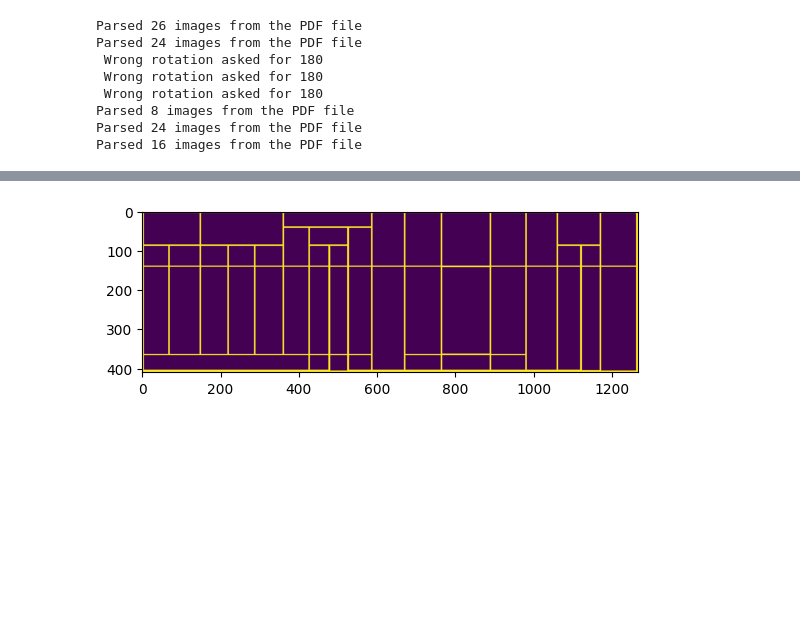
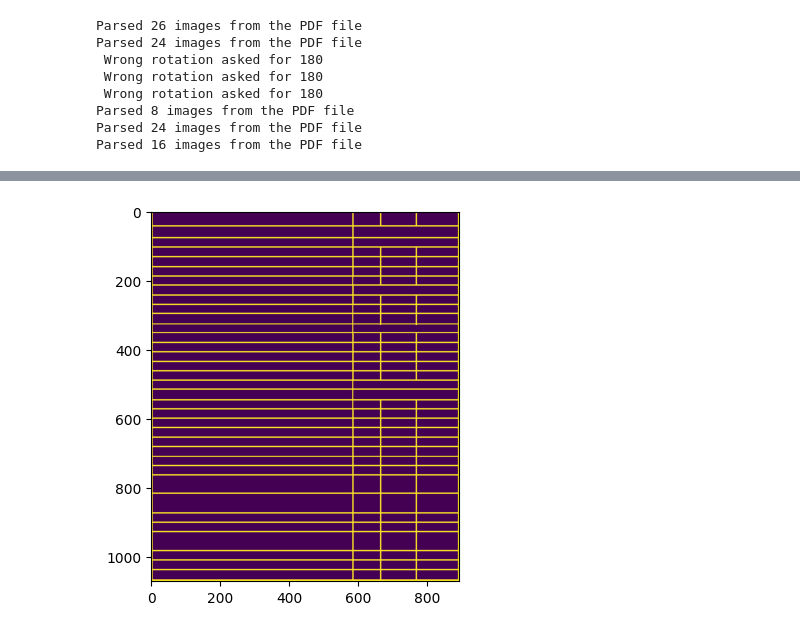
Before and after one commit to AIDZLegaldatabase/ocr-recognition, a Jupyter notebook: test_cell.ipynb, the cells around one changed output, grey strips where cells are left out. Cells and saved outputs as stored; diff of their text form; code cells hidden in the pictures; blank space fills up the shorter version.

```diff
--- a/test_cell.ipynb
+++ b/test_cell.ipynb
@@ -26,7 +26,7 @@ Parsed 24 images from the PDF file
 Parsed 16 images from the PDF file
 # %%
 
-page_image_rgb = np.array(pages_collections["F2024080"][11])
+page_image_rgb = np.array(pages_collections["F2025009"][13])
 
 plt.imshow(page_image_rgb)
 plt.show()
@@ -58,20 +58,42 @@ plt.show()
 # %%
 from table_detection.table_detection import detect_table_from_image_data, core_line_detection, display_lines
+def preprocess_for_lines(img):
+    # Convert to grayscale if not already
+    gray = cv2.cvtColor(img, cv2.COLOR_BGR2GRAY)
 
+    # Invert the image if text is black on white (OpenCV likes white objects)
+    # We want the lines and text to be white (255)
+    thresh = cv2.threshold(gray, 0, 255, cv2.THRESH_BINARY_INV + cv2.THRESH_OTSU)[1]
+
+    # Define a kernel for horizontal lines
+    # Adjust '40' based on your image resolution; it should be longer than any single character
+    h_kernel = cv2.getStructuringElement(cv2.MORPH_RECT, (15, 1))
+
+    # Remove everything that isn't at least 40 pixels wide
+    h_cleaned = cv2.morphologyEx(thresh, cv2.MORPH_OPEN, h_kernel)
+
+    # Repeat for vertical
+    v_kernel = cv2.getStructuringElement(cv2.MORPH_RECT, (1, 15))
+    v_cleaned = cv2.morphologyEx(thresh, cv2.MORPH_OPEN, v_kernel)
+
+    # Combine them back to get a "cleaned" grid for Sobel
+    cleaned_grid = cv2.add(h_cleaned, v_cleaned)
+
+    return cleaned_grid
 np_img = np.array(image)
 table_x_start = table_bbox[0]
 table_y_start = table_bbox[1]
 table_x_end = table_bbox[0] + table_bbox[2]
 table_y_end = table_bbox[1] + table_bbox[3]
 # Do the processing only inside the table
 np_img_cropped = np_img[
     table_y_start:table_y_end,
     table_x_start:table_x_end,
     :,
 ]
-
-debug_image, vertical_lines, horizontal_lines = core_line_detection(np_img_cropped, 3, 0.075, close_gaps=True)
+preprocessed_img = preprocess_for_lines(np_img_cropped)
+debug_image, vertical_lines, horizontal_lines = core_line_detection(cv2.cvtColor(preprocessed_img, cv2.COLOR_GRAY2BGR), 3, 0.03, close_gaps=True)
 plt.imshow(debug_image)
 plt.show()
 # %% [output]
-[figure, old version]
+[figure, new version]
```
Also changed, not shown: parts of 3 cells of this notebook, 1 other file.
